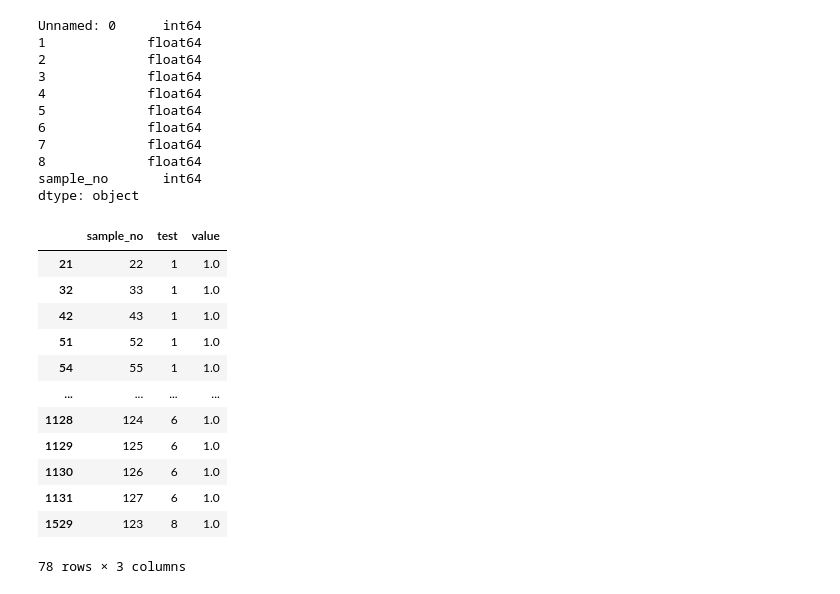
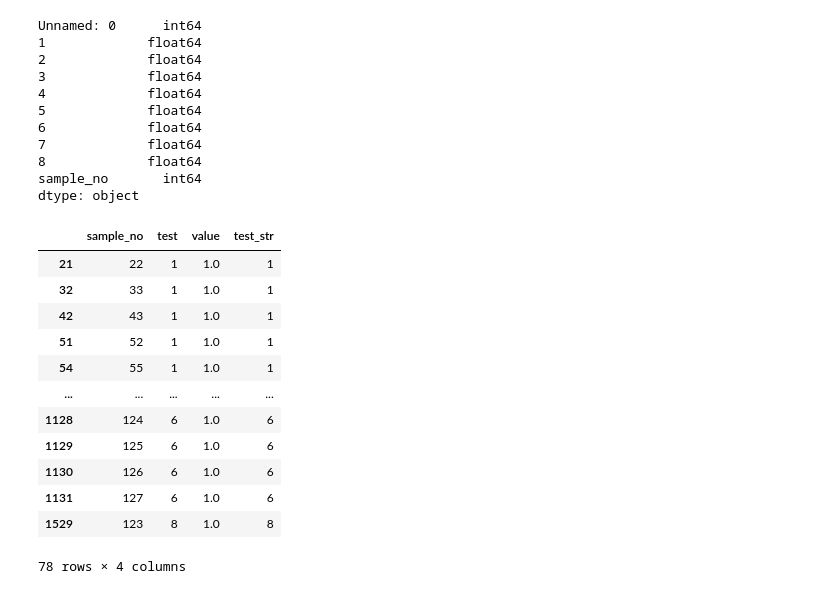
Before and after one commit to carljacksonjm/ControlChart, a Jupyter notebook: ControlChartViz.ipynb, the cells around one changed output. Saved outputs shown, nothing was run; the diff lists cells and outputs as text; code cells hidden in the pictures.

```diff
--- a/ControlChartViz.ipynb
+++ b/ControlChartViz.ipynb
@@ -55,28 +55,29 @@ dtype: object
 # %%
 df_clean = df[(df.T != 0).any()] # drop samples that have no signals
 
 # melt dataframe into [sample_no, test, value]
 test_cols = ['1', '2', '3', '4', '5', '6', '7', '8']
 df_melt = pd.melt(df_clean, id_vars = "sample_no", value_vars = test_cols, var_name = "test")
-df_melt.test = df_melt[['test','sample_no']].astype(int)
+df_melt['test'] = df_melt[['test','sample_no']].astype(int)
+df_melt['test_str'] = df_melt.test.astype(str)
 
 df_plot = df_melt.loc[df_melt.value > 0] # drop rows without signals
 df_plot.sort_values(by = ["test", "sample_no"], ascending = True)
 display(df_plot)
 # %% [output]
-|  | sample_no | test | value |
-| 21 | 22 | 1 | 1.0 |
-| 32 | 33 | 1 | 1.0 |
-| 42 | 43 | 1 | 1.0 |
-| 51 | 52 | 1 | 1.0 |
-| 54 | 55 | 1 | 1.0 |
-| ... | ... | ... | ... |
-| 1128 | 124 | 6 | 1.0 |
-| 1129 | 125 | 6 | 1.0 |
-| 1130 | 126 | 6 | 1.0 |
-| 1131 | 127 | 6 | 1.0 |
-| 1529 | 123 | 8 | 1.0 |
+|  | sample_no | test | value | test_str |
+| 21 | 22 | 1 | 1.0 | 1 |
+| 32 | 33 | 1 | 1.0 | 1 |
+| 42 | 43 | 1 | 1.0 | 1 |
+| 51 | 52 | 1 | 1.0 | 1 |
+| 54 | 55 | 1 | 1.0 | 1 |
+| ... | ... | ... | ... | ... |
+| 1128 | 124 | 6 | 1.0 | 6 |
+| 1129 | 125 | 6 | 1.0 | 6 |
+| 1130 | 126 | 6 | 1.0 | 6 |
+| 1131 | 127 | 6 | 1.0 | 6 |
+| 1529 | 123 | 8 | 1.0 | 8 |
-78 rows × 3 columns
+78 rows × 4 columns
 # %%
 fig, ax = plt.subplots(figsize = (6, 6), dpi = 100)
 
```
Also changed, not shown: parts of 1 cell of this notebook.
